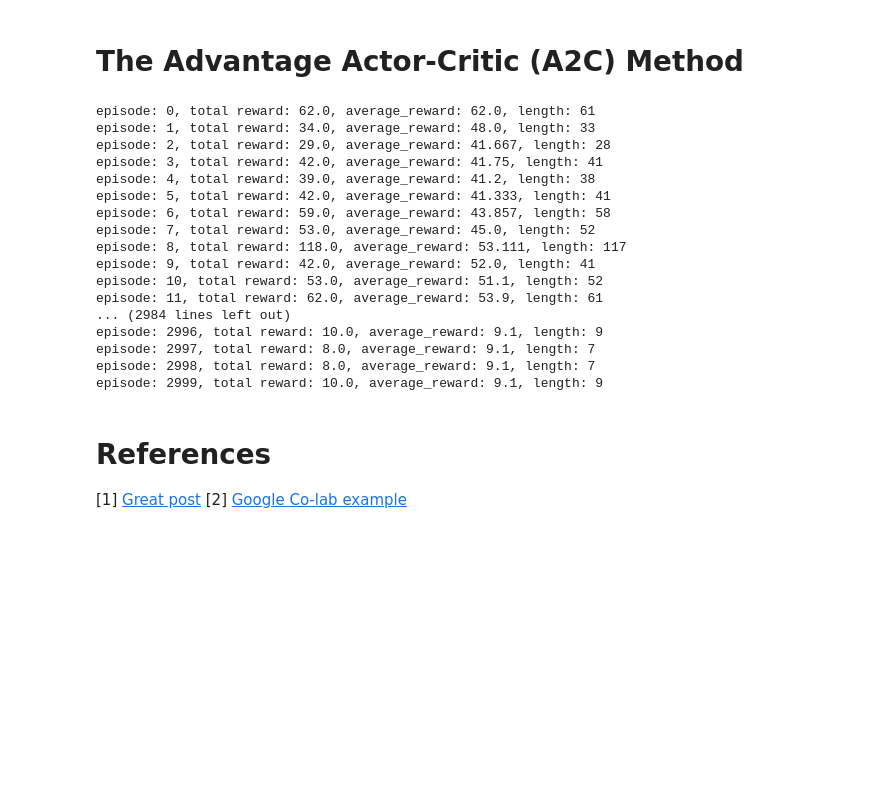
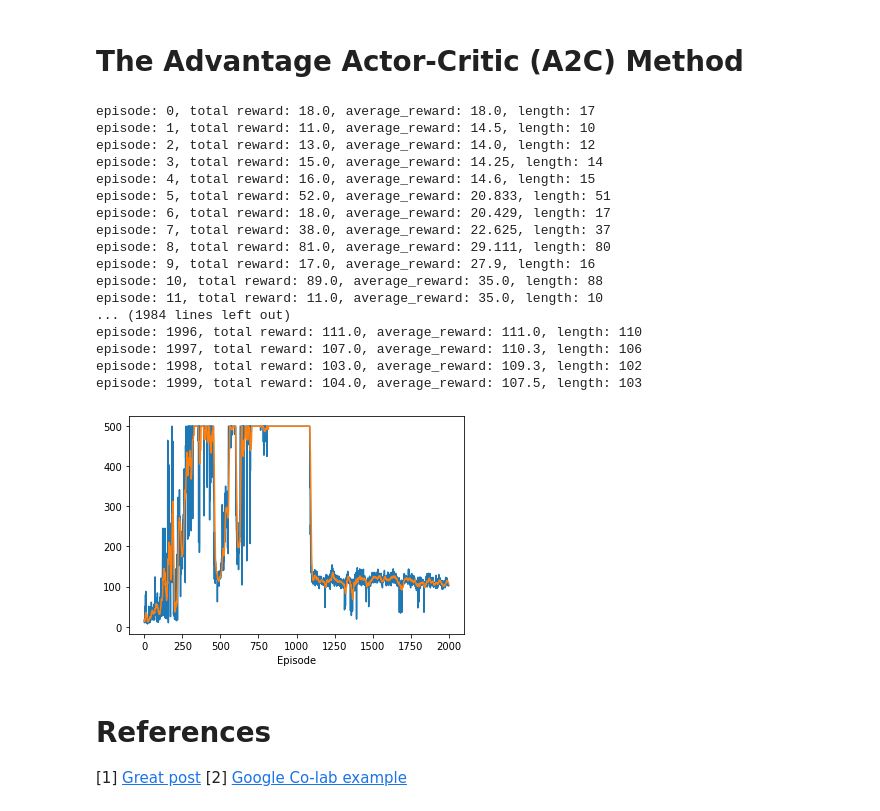
Before and after one commit to mosesnah-shared/machine-learning-tutorial, a Jupyter notebook: notebooks/A2C.ipynb, the cells around one changed output. Drawn from its saved outputs; the diff is of its cells as text; code cells hidden in the pictures; blank space fills up the shorter version.

```diff
--- a/notebooks/A2C.ipynb
+++ b/notebooks/A2C.ipynb
@@ -14,8 +14,9 @@ import torch
 import torch.nn            as nn
 import torch.optim         as optim
 import torch.nn.functional as F
+import matplotlib.pyplot   as plt
 
-gamma = 0.99
+gamma = 0.90
 eps   = np.finfo( np.float32 ).eps
 # %% [markdown]
 # Actor-Critic Neural Network.
@@ -85,7 +86,7 @@ def Gt_calc( r_arr: np.ndarray, gamma: float = 1, is_normalize: bool = True ) :
 
     Gt_arr = np.sum( tmp1 * tmp2, axis = 1 )
 
-    if is_normalize: ( Gt_arr - Gt_arr.mean( ) ) / ( Gt_arr.std( ) + eps )
+    if is_normalize: Gt_arr = ( Gt_arr - Gt_arr.mean( ) ) / ( Gt_arr.std( ) + eps )
 
     return Gt_arr
 
@@ -110,7 +111,7 @@ class ActorCritic( nn.Module ):
         self.critic_layer = nn.Linear( num_hidden, 1 )
 
         # Optimizer
-        self.optimizer = optim.Adam( self.parameters( ), lr = 0.03 )
+        self.optimizer = optim.Adam( self.parameters( ), lr = 0.003 )
 
     def forward( self, x ):
         """
@@ -179,11 +180,11 @@ class ActorCritic( nn.Module ):
 
         adv_arr   = torch.sub( Gt_arr, values )
 
-        policy_losses = -torch.dot( log_probs , adv_arr.float( ) )
-        value_losses  = F.smooth_l1_loss( values, Gt_arr )
+        policy_losses = -torch.dot( log_probs, adv_arr.float( ) )
+        value_losses  = F.smooth_l1_loss( values, Gt_arr, reduction = 'sum' )
 
         # reset gradients
-        self.optimizer.zero_grad()
+        self.optimizer.zero_grad( )
 
         # sum up all the values of policy_losses and value_losses
         loss = policy_losses + value_losses
@@ -206,9 +207,11 @@ a2c_nn    = ActorCritic( ns, na, 128 )
 is_render = False
 
 # The number of episodes
-N_eps = 3000
+N_eps = 2000
 
-num_steps   = [ ]
+num_steps     = [ ]
+avg_numsteps  = []
+
 all_rewards = [ ]
 
 for i in range( N_eps ):
@@ -242,6 +245,8 @@ for i in range( N_eps ):
             sum_rewards = sum( rewards )
 
             num_steps.append( t )
+            avg_numsteps.append( np.mean( num_steps[ -10: ] ) )
+
             all_rewards.append( sum_rewards )
 
             sys.stdout.write( "episode: {}, total reward: {}, average_reward: {}, length: {}\n".format( i , np.round( sum_rewards, decimals = 3 ),  np.round( np.mean( all_rewards[ -10 : ] ), decimals = 3 ), t ) )
@@ -249,23 +254,31 @@ for i in range( N_eps ):
 
         state = new_state
 # %% [output]
-episode: 0, total reward: 62.0, average_reward: 62.0, length: 61
-episode: 1, total reward: 34.0, average_reward: 48.0, length: 33
-episode: 2, total reward: 29.0, average_reward: 41.667, length: 28
-episode: 3, total reward: 42.0, average_reward: 41.75, length: 41
-episode: 4, total reward: 39.0, average_reward: 41.2, length: 38
-episode: 5, total reward: 42.0, average_reward: 41.333, length: 41
-episode: 6, total reward: 59.0, average_reward: 43.857, length: 58
-episode: 7, total reward: 53.0, average_reward: 45.0, length: 52
-episode: 8, total reward: 118.0, average_reward: 53.111, length: 117
-episode: 9, total reward: 42.0, average_reward: 52.0, length: 41
-episode: 10, total reward: 53.0, average_reward: 51.1, length: 52
-episode: 11, total reward: 62.0, average_reward: 53.9, length: 61
-... (2984 lines left out)
-episode: 2996, total reward: 10.0, average_reward: 9.1, length: 9
-episode: 2997, total reward: 8.0, average_reward: 9.1, length: 7
-episode: 2998, total reward: 8.0, average_reward: 9.1, length: 7
-episode: 2999, total reward: 10.0, average_reward: 9.1, length: 9
+episode: 0, total reward: 18.0, average_reward: 18.0, length: 17
+episode: 1, total reward: 11.0, average_reward: 14.5, length: 10
+episode: 2, total reward: 13.0, average_reward: 14.0, length: 12
+episode: 3, total reward: 15.0, average_reward: 14.25, length: 14
+episode: 4, total reward: 16.0, average_reward: 14.6, length: 15
+episode: 5, total reward: 52.0, average_reward: 20.833, length: 51
+episode: 6, total reward: 18.0, average_reward: 20.429, length: 17
+episode: 7, total reward: 38.0, average_reward: 22.625, length: 37
+episode: 8, total reward: 81.0, average_reward: 29.111, length: 80
+episode: 9, total reward: 17.0, average_reward: 27.9, length: 16
+episode: 10, total reward: 89.0, average_reward: 35.0, length: 88
+episode: 11, total reward: 11.0, average_reward: 35.0, length: 10
+... (1984 lines left out)
+episode: 1996, total reward: 111.0, average_reward: 111.0, length: 110
+episode: 1997, total reward: 107.0, average_reward: 110.3, length: 106
+episode: 1998, total reward: 103.0, average_reward: 109.3, length: 102
+episode: 1999, total reward: 104.0, average_reward: 107.5, length: 103
+# %%
+env.close( )
+plt.plot( num_steps )
+plt.plot( avg_numsteps )
+plt.xlabel('Episode')
+plt.show()
+# %% [output]
+[figure, added]
 # %% [markdown]
 # References
 
```
Also changed, not shown: 1 other file.
